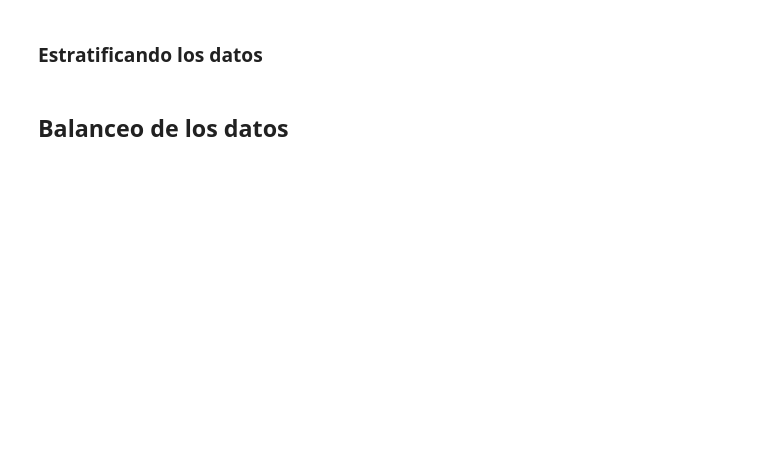
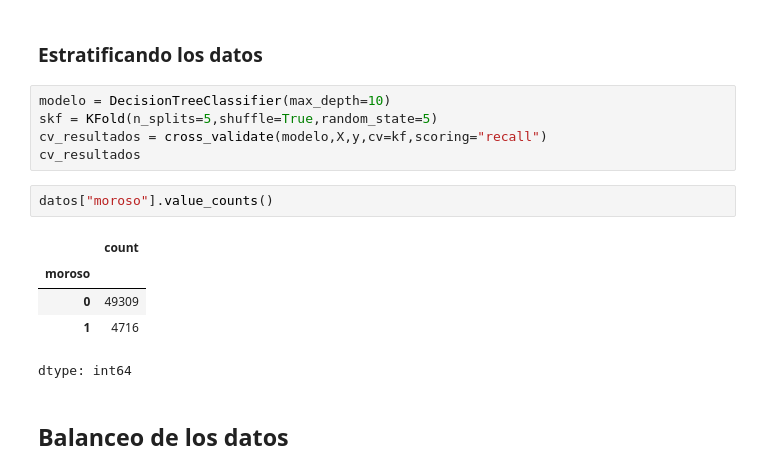
Before and after one commit to Carancho25/Informe-de-Gestion-por-locales, a Jupyter notebook: Clasificacion_validacion_y_metricas.ipynb, the cells around one changed output. Saved outputs shown, nothing was run; the diff lists cells and outputs as text; blank space fills up the shorter version.

```diff
--- a/Clasificacion_validacion_y_metricas.ipynb
+++ b/Clasificacion_validacion_y_metricas.ipynb
@@ -147,4 +187,17 @@ Generalmente, se utilizan 5 o 10 partes. Un número mayor no suele ser necesario
 # %% [markdown]
 ### Estratificando los datos
+# %%
+modelo = DecisionTreeClassifier(max_depth=10)
+skf = KFold(n_splits=5,shuffle=True,random_state=5)
+cv_resultados = cross_validate(modelo,X,y,cv=kf,scoring="recall")
+cv_resultados
+# %%
+datos["moroso"].value_counts()
+# %% [output]
+|  | count |
+| moroso |  |
+| 0 | 49309 |
+| 1 | 4716 |
+dtype: int64
 # %% [markdown]
 ## <font color='dark'>Balanceo de los datos</h1>
```
Also changed, not shown: parts of 13 cells of this notebook.
